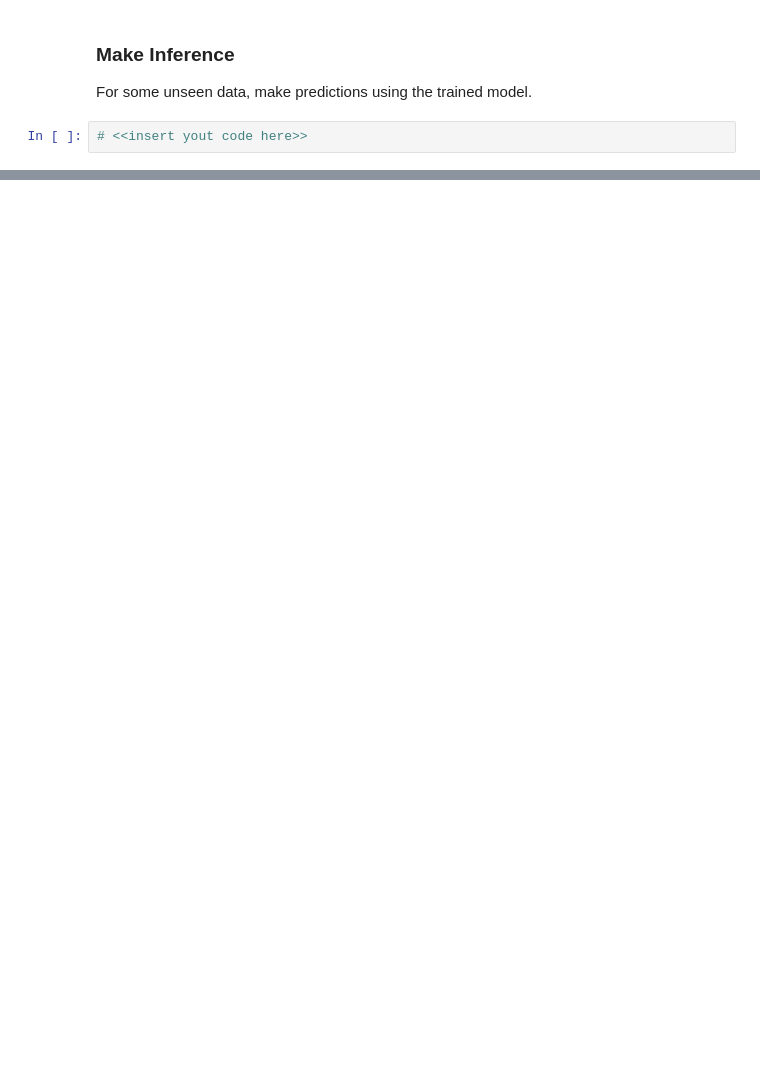
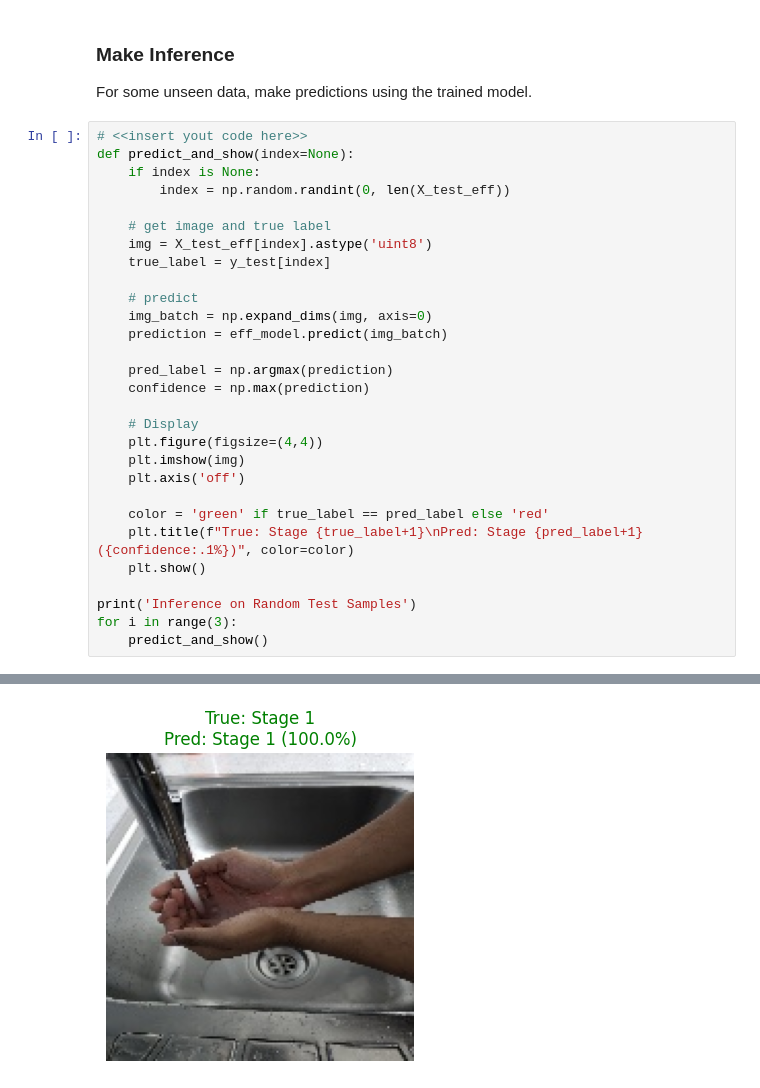
Before and after one commit to Rohil-Ali/Covid_Handwash_Model, a Jupyter notebook: covid_model.ipynb, the cells around one changed output, grey strips where cells are left out. Saved outputs shown, nothing was run; the diff lists cells and outputs as text; blank space fills up the shorter version.

```diff
--- a/covid_model.ipynb
+++ b/covid_model.ipynb
@@ -646,5 +679,33 @@ plt.show()
 # %% [markdown]
 ### Make Inference
 For some unseen data, make predictions using the trained model.
-# %%
-# <<insert yout code here>>
+# %%
+# <<insert yout code here>>
+def predict_and_show(index=None):
+    if index is None:
+        index = np.random.randint(0, len(X_test_eff))
+
+    # get image and true label
+    img = X_test_eff[index].astype('uint8')
+    true_label = y_test[index]
+
+    # predict
+    img_batch = np.expand_dims(img, axis=0)
+    prediction = eff_model.predict(img_batch)
+
+    pred_label = np.argmax(prediction)
+    confidence = np.max(prediction)
+
+    # Display
+    plt.figure(figsize=(4,4))
+    plt.imshow(img)
+    plt.axis('off')
+
+    color = 'green' if true_label == pred_label else 'red'
+    plt.title(f"True: Stage {true_label+1}\nPred: Stage {pred_label+1} ({confidence:.1%})", color=color)
+    plt.show()
+
+print('Inference on Random Test Samples')
+for i in range(3):
+    predict_and_show()
+# %% [output]
@@ -650,0 +714 @@ For some unseen data, make predictions using the trained model.
+[figure, added]
```
Also changed, not shown: parts of 12 cells of this notebook.
